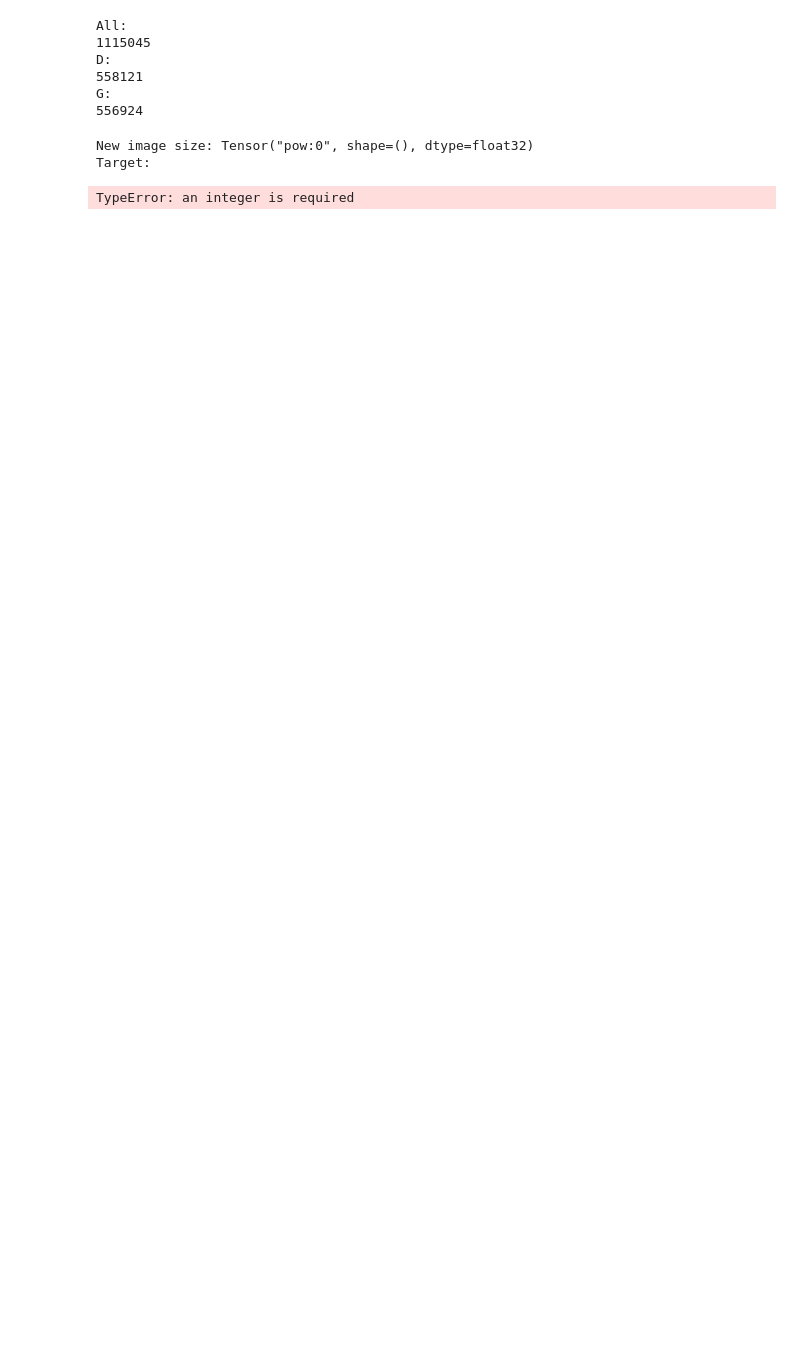
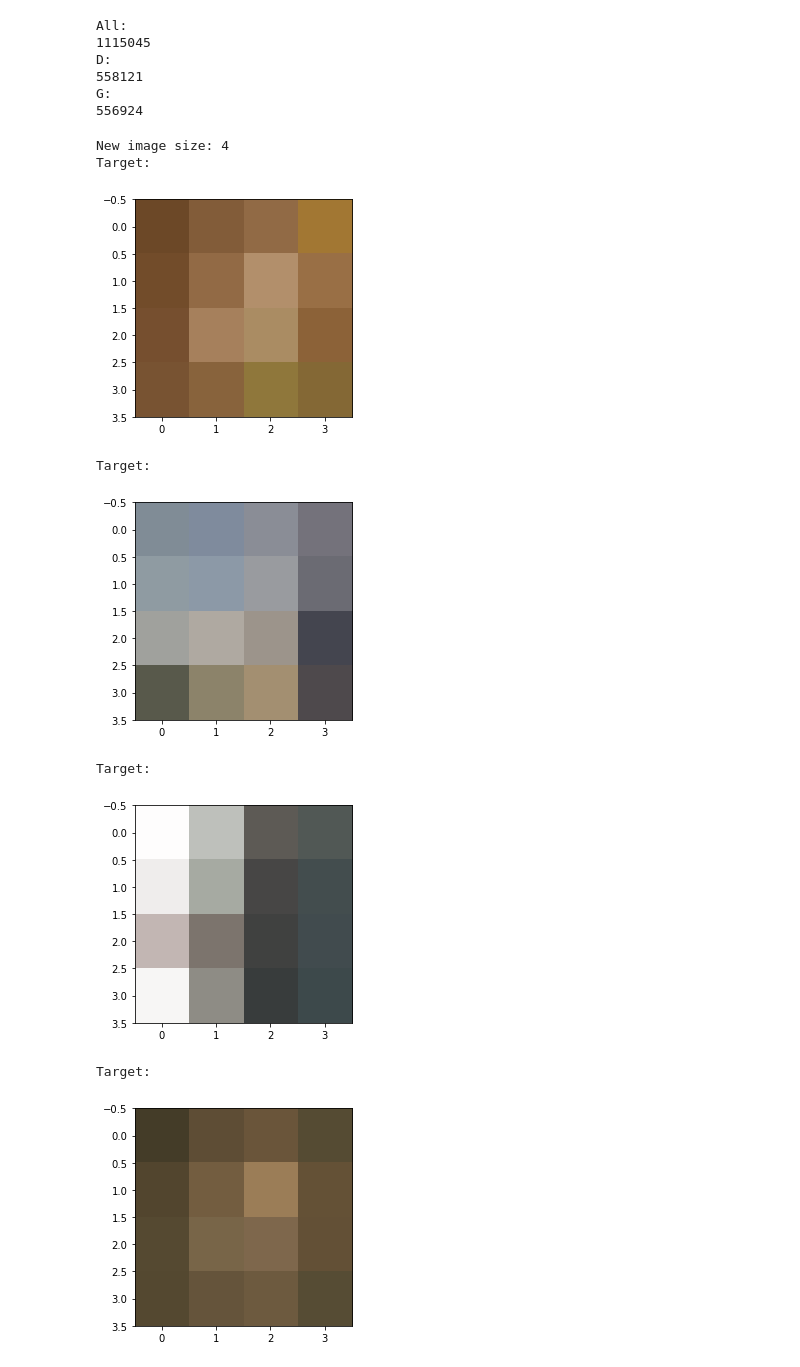
Before and after one commit to ofhippo/dangan, a Jupyter notebook: progressively_growing_gan_cifar_2.ipynb, the cells around one changed output. Saved outputs shown, nothing was run; the diff lists cells and outputs as text; code cells hidden in the pictures; blank space fills up the shorter version.

Commit message:
Generating images (at all)

```diff
--- a/progressively_growing_gan_cifar_2.ipynb
+++ b/progressively_growing_gan_cifar_2.ipynb
@@ -203,7 +203,7 @@ tf.reset_default_graph()
 # %%
 # Config:
 batch_size = 32
-num_images_before_adding_block_constant = 10
+num_images_before_adding_block_constant = 64
 num_epochs = 1000000000
 d_warm_up = 0
 verbose = True
@@ -307,8 +307,6 @@ def discriminator(X, num_images_seen, reuse=False):
         num_blocks_to_add, smoothing_coefficient = calculate_num_blocks_to_add_and_smoothing_coefficient(num_images_seen)
         phase = num_blocks_to_add
 
-        X = tf.reshape(X, (batch_size, -1, -1, 3)) # TODO: Generator output shape is poorly specified
-
         X = from_rgb_possibly_smoothed(X, phase, smoothing_coefficient)
 
         X = tf.cond(phase >= 3, lambda: added_discriminator_block(X, 32, 16), lambda: X)
@@ -383,6 +374,19 @@ def to_rgb_possibly_smoothed(X, doubled_prior, phase, smoothing_coefficient):
     return tf.cond(smoothing_coefficient < 1,
         lambda: (1 - smoothing_coefficient) * to_rgb_for_phase(doubled_prior, phase, True)  + smoothing_coefficient * new_to_rgb,
         lambda: new_to_rgb)
+# %%
+def reshape_output_for_phase(X, phase):
+    # this disaster is because tf.case doesn't preserve shape
+    return tf.cond(tf.equal(phase, tf.constant(0.0)), lambda: tf.reshape(X, (batch_size, 4, 4, 3)),
+        lambda: tf.cond(tf.equal(phase, tf.constant(1.0)), lambda: tf.reshape(X, (batch_size, 8, 8, 3)),
+            lambda: tf.cond(tf.equal(phase, tf.constant(2.0)), lambda: tf.reshape(X, (batch_size, 16, 16, 3)),
+                lambda: tf.reshape(X, (batch_size, 32, 32, 3)))))
+#     return tf.case([
+#         (tf.equal(phase, tf.constant(0.0)), lambda: tf.reshape(X, (batch_size, 4, 4, 3))),
+#         (tf.equal(phase, tf.constant(1.0)), lambda: tf.reshape(X, (batch_size, 8, 8, 3))),
+#         (tf.equal(phase, tf.constant(2.0)), lambda: tf.reshape(X, (batch_size, 16, 16, 3))),
+#         (tf.equal(phase, tf.constant(3.0)), lambda: tf.reshape(X, (batch_size, 32, 32, 3))),
+#     ], default=lambda: tf.zeros((1,4,4,3), tf.float32))
 # %%
 # In: batch_size, 128
 # Out: batch_size, 4*2^phase, 4*2^phase, 3
@@ -401,7 +405,8 @@ def generator(z, num_images_seen, reuse=False):
         doubled_prior, X = tf.cond(phase >= 2, lambda: added_generator_block(X, 8, 64), lambda: [doubled_prior, X])
         doubled_prior, X = tf.cond(phase >= 3, lambda: added_generator_block(X, 16, 32), lambda: [doubled_prior, X])
 
-        return to_rgb_possibly_smoothed(X, doubled_prior, phase, smoothing_coefficient)
+        X = to_rgb_possibly_smoothed(X, doubled_prior, phase, smoothing_coefficient)
+        return reshape_output_for_phase(X, phase)
 # %%
 # Train and Test
 # %%
@@ -472,59 +477,62 @@ D:
 G:
 556924
 # %%
+import math
 sample = None
 with tf.Session() as session:
     session.run(tf.global_variables_initializer())
     num_training_images = X_train.shape[0]
-    num_images_seen = 0
+    num_images_seen_int = 0
     prior_image_size = -1
     prior_num_blocks_to_add = -1
     for epoch in range(num_epochs):
         for i in range(0, X_train.shape[0], batch_size):
-            num_blocks_to_add, _ = calculate_num_blocks_to_add_and_smoothing_coefficient(num_images_seen)
-            image_size = 2 ** (3 + num_blocks_to_add)
+            num_blocks_to_add = int(min(math.floor(num_images_seen_int / num_images_before_adding_block_constant), 3))
+            image_size = 2 ** (2 + num_blocks_to_add)
 
             if prior_image_size != image_size:
                 print("New image size: " + str(image_size))
                 for im in X_train[0:batch_size]:
                     print("Target:")
                     plt.imshow(scipy.misc.imresize(im.reshape([32, 32, 3], order='F'), (image_size, image_size, 3)))
                     plt.show()
 
             if prior_num_blocks_to_add != num_blocks_to_add:
                 print("New num_block_to_add: " + str(num_blocks_to_add))
 
             original_real_batch = X_train[0:batch_size] # TODO: X_train[i:i + batch_size]
             real_batch = map(lambda(im): scipy.misc.imresize(im.reshape(32, 32, 3, order='F'), (image_size, image_size, 3)), original_real_batch)
-            z_batch = np.random.normal(0, 1, size=[batch_size, zdim])
-            _, __, cost_real, cost_fake = session.run([optimizer_d_real, optimizer_d_fake, d_cost_real, d_cost_fake], feed_dict={X: real_batch, z: z_batch })
+            z_batch = np.random.normal(0, 1, size=[batch_size, 128])
+            _, __, cost_real, cost_fake = session.run([optimizer_d_real, optimizer_d_fake, d_cost_real, d_cost_fake], feed_dict={X: real_batch, z: z_batch, num_images_seen: num_images_seen_int })
 
-            num_images_seen += len(real_batch)
-            if num_images_seen >= d_warm_up:
-                _, gen_cost = session.run([optimizer_g, g_cost], feed_dict={z: z_batch})
+            num_images_seen_int += len(real_batch)
+            if num_images_seen_int >= d_warm_up:
+                _, gen_cost = session.run([optimizer_g, g_cost], feed_dict={z: z_batch, num_images_seen: num_images_seen_int})
                 if verbose and i % (print_frequency * batch_size) == 0:
-                    print "# images seen: " + str(num_images_seen)
+                    print "# images seen: " + str(num_images_seen_int)
                     print "Cost Real: " + str(cost_real)
                     print "Cost Fake: " + str(cost_fake)
                     print "g_cost:" + str(gen_cost)
-                    print "num_trainable_params: "
-                    print_num_params()
                     print("num to add: " + str(num_blocks_to_add))
                     print("image size: ") + str(image_size)
 
-                    demo_batch_size = 5
-                    z_batch = np.random.normal(0, 1, size=[demo_batch_size, zdim])
-                    generated_images = generator(z, zdim, demo_batch_size, True)
-                    images = session.run(generated_images, {z: z_batch})
+                    generated_images = generator(z, num_images_seen, True)
+                    images = session.run(generated_images, {z: z_batch, num_images_seen: num_images_seen_int})
                     sample = images[0]
-                    for i, im in enumerate(images[0:demo_batch_size]):
+                    for i, im in enumerate(images[0:batch_size]):
                         print("Generated:")
                         plt.imshow(scipy.misc.imresize(im, (image_size, image_size, 3)))
                         plt.show()
                     print("")
             prior_num_blocks_to_add = num_blocks_to_add
             prior_image_size = image_size
 # %% [output]
-New image size: Tensor("pow:0", shape=(), dtype=float32)
+New image size: 4
 Target:
+[figure, added]
-TypeError: an integer is required
+Target:
+[figure, added]
+Target:
+[figure, added]
+Target:
+[figure, added]
```
Also changed, not shown: parts of 3 cells of this notebook.
